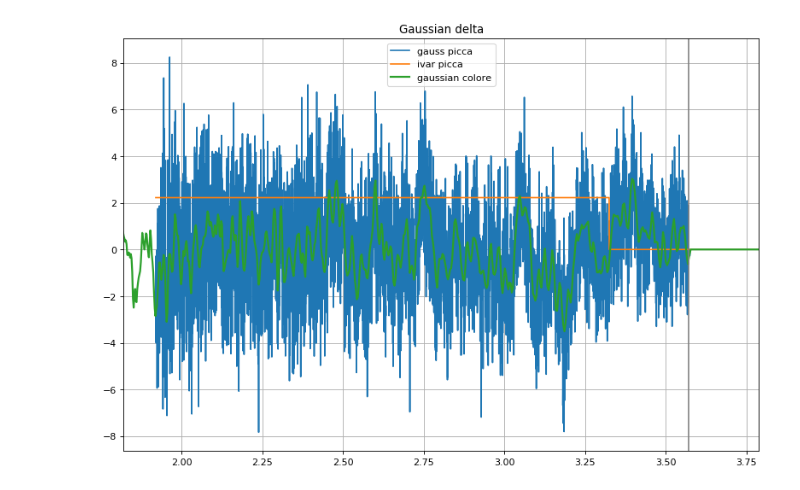
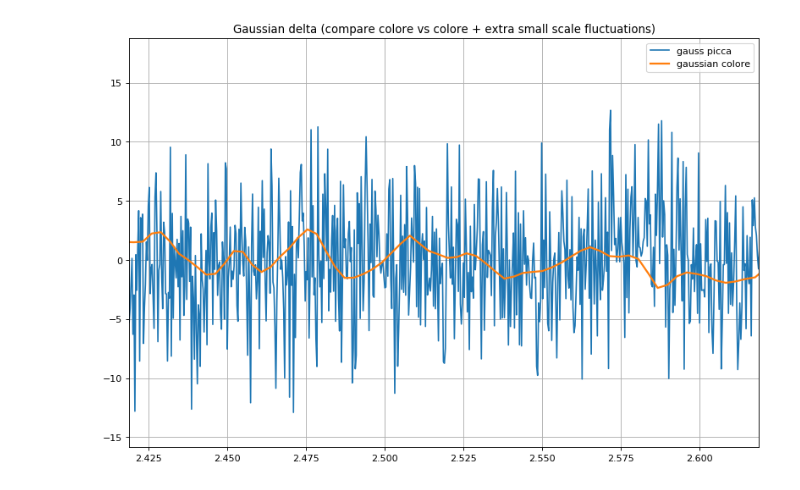
Before and after one commit to igmhub/LyaCoLoRe, a Jupyter notebook: example_scripts/plot_processed_files.ipynb, the cells around one changed output. Cells and saved outputs as stored; diff of their text form; code cells hidden in the pictures.

```diff
--- a/example_scripts/plot_processed_files.ipynb
+++ b/example_scripts/plot_processed_files.ipynb
@@ -7,10 +7,10 @@ lya = 1215.67
 # %%
 # main folder where the processed files are
 nside = 16
-#basedir = '/Users/James/Projects/test_data/process_output_G_hZ_4096_32_sr2.0_bm1_nside{}/'.format(nside)
-basedir = '/Users/James/Projects/LyaCoLoRe/example_data/update_270418/'
+basedir = '/Users/James/Projects/test_data/process_output_G_hZsmooth_4096_32_sr2.0_bm1_biasG18_picos_nside{}'.format(nside)
+#basedir = '/Users/James/Projects/LyaCoLoRe/example_data/update_080518/'
 # %%
-pix = 1096
+pix = 0
 pix_100 = int(pix/100)
 dirname = basedir+'/'+str(pix_100)+'/'+str(pix)+'/'
 suffix = str(nside)+'-'+str(pix)+'.fits'
@@ -140,13 +160,25 @@ picca_gauss_file = dirname+'/picca-gaussian-'+suffix
 print('picca gaussian file\n',picca_gauss_file)
 picca_gauss_hdu = fits.open(picca_gauss_file)
 picca_gauss_hdu.info()
-zq = picca_gauss_hdu[3].data['Z']
+zq_noRSD = picca_gauss_hdu[3].data['Z']
 picca_gauss_delta = picca_gauss_hdu[0].data
 picca_ivar = picca_gauss_hdu[1].data
 picca_gauss_ll = picca_gauss_hdu[2].data
+
+iskewer_picca = np.where(picca_gauss_hdu[3].data['THING_ID']==MOCKID)
+
+if iskewer_picca[0].shape[0] == 0:
+    print('\nskewer with MOCKID {} is not in the picca files.'.format(MOCKID))
+    print('using skewer with maximum redshift instead')
+    zq_noRSD = picca_gauss_hdu[3].data['Z']
+    #zq = zq_noRSD + picca_gauss_hdu[3].data['DZ_RSD']
+    iskewer_picca = np.argmax(zq)
+else:
+    iskewer_picca = iskewer_picca[0][0]
+
 picca_gauss_hdu.close()
 lya=1215.67
 picca_zs = (10**picca_gauss_ll)/lya - 1.0
-sigma_G = np.std(picca_gauss_delta[:np.argmax(picca_ivar[:,iskewer]==0),iskewer])
+sigma_G = np.std(picca_gauss_delta[:np.argmax(picca_ivar[:,iskewer_picca]==0),iskewer_picca])
 # %% [output]
 picca gaussian file
@@ -160,13 +210,12 @@ No.    Name      Ver    Type      Cards   Dimensions   Format
 # %%
 plt.figure(figsize=(12, 8), dpi= 80, facecolor='w', edgecolor='k')
 plt.plot(picca_zs,picca_gauss_delta[:,iskewer],label='gauss picca')
-plt.plot(picca_zs,sigma_G*picca_ivar[:,iskewer],label='ivar picca')
 plt.plot(gauss_dens_zs,gauss_dens[iskewer],lw=2,label='gaussian colore')
-plt.xlim(np.min(picca_zs)-0.1,np.max(picca_zs))
+plt.xlim(np.min(picca_zs)+0.5,np.min(picca_zs)+0.7)
 plt.axvline(x=zq[iskewer],c=(0.5,0.5,0.5))
-plt.title('Gaussian delta')
+plt.title('Gaussian delta (compare colore vs colore + extra small scale fluctuations)')
 plt.legend()
 plt.grid()
 plt.show()
 # %% [output]
-[figure, old version]
+[figure, new version]
```
Also changed, not shown: parts of 18 cells of this notebook, 2 other files.
